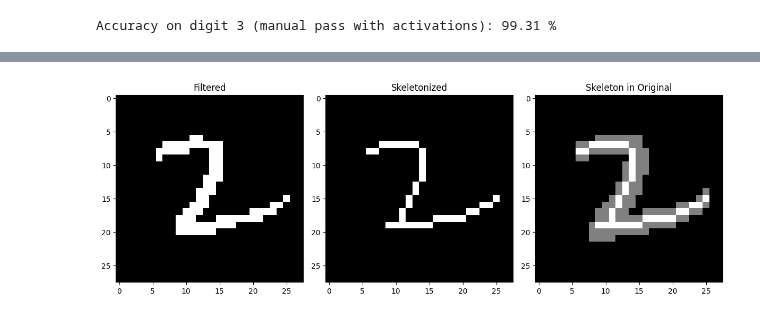
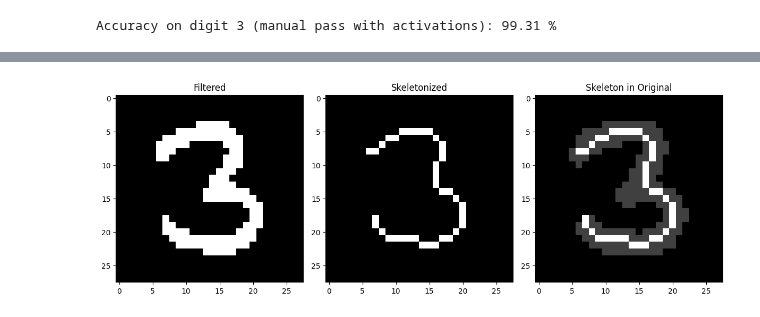
Before and after one commit to kns357/ANN_MA_Kaito, a Jupyter notebook: dce_cf_explainer.ipynb, the cells around one changed output, grey strips where cells are left out. Drawn from its saved outputs; the diff is of its cells as text; code cells hidden in the pictures.

```diff
--- a/dce_cf_explainer.ipynb
+++ b/dce_cf_explainer.ipynb
@@ -97,12 +97,11 @@ with torch.no_grad():
 Accuracy on digit 3 (manual pass with activations): 99.31 %
 # %%
 inputs, labels = next(iter(test_loader))
-dig_to_check = 9
 
 #search wanted digit:
 while True:
     ind = ra.randrange(0, len(inputs))
-    if labels[ind] == dig_to_check:
+    if labels[ind] == trained_dig:
         img = inputs[ind].squeeze()
         break
 
@@ -200,7 +162,7 @@ import matplotlib.pyplot as plt
 from skimage.morphology import skeletonize
 
 
-inputs, labels = next(iter(test_loader))
+"""inputs, labels = next(iter(test_loader))
 dig_to_check = ra.randint(0, 9)
 
 #search wanted digit:
@@ -208,7 +170,7 @@ while True:
     ind = ra.randrange(0, len(inputs))
     if labels[ind] == dig_to_check:
         img = inputs[ind].squeeze()
-        break
+        break"""
 
 
 img_np = img.cpu().numpy()
@@ -218,32 +180,32 @@ skeleton = skeletonize(filtered)
 
 plt.figure(figsize=(12, 4))
 
 plt.subplot(1, 3, 1)
 plt.title("Filtered")
 plt.imshow(filtered, cmap='gray')
 
 plt.subplot(1, 3, 2)
 plt.title("Skeletonized")
 plt.imshow(skeleton, cmap='gray')
 
 #is this better than the other method??? update: yeah it actually is, screw the other one
 
 
 actual = torch.where(
     img == 0,
     torch.tensor(0.0, device=img.device),
-    0.5
+    0.25
 )
 
 y_true, x_true = np.where(skeleton)
 for y, x in zip(y_true, x_true):
     actual[y, x] = 1
 
 plt.subplot(1, 3, 3)
 plt.title("Skeleton in Original")
 plt.imshow(actual, cmap="gray")
 
 plt.tight_layout()
 plt.show()
 # %% [output]
-[figure, old version]
+[figure, new version]
```
Also changed, not shown: parts of 12 cells of this notebook, 2 other files.
